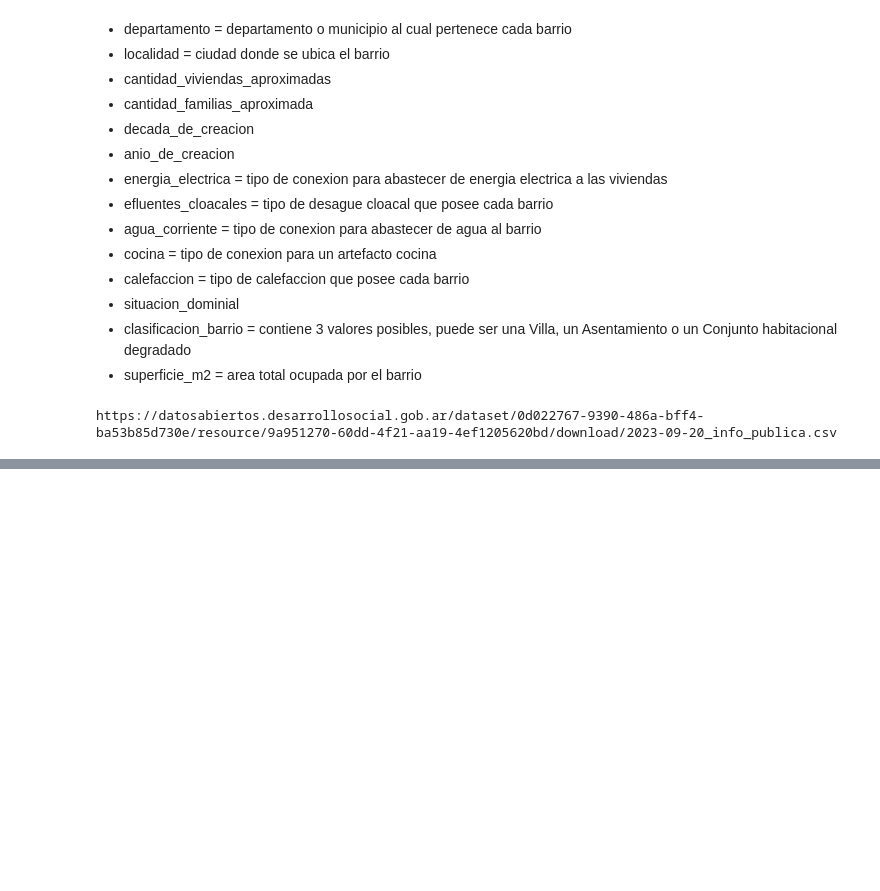
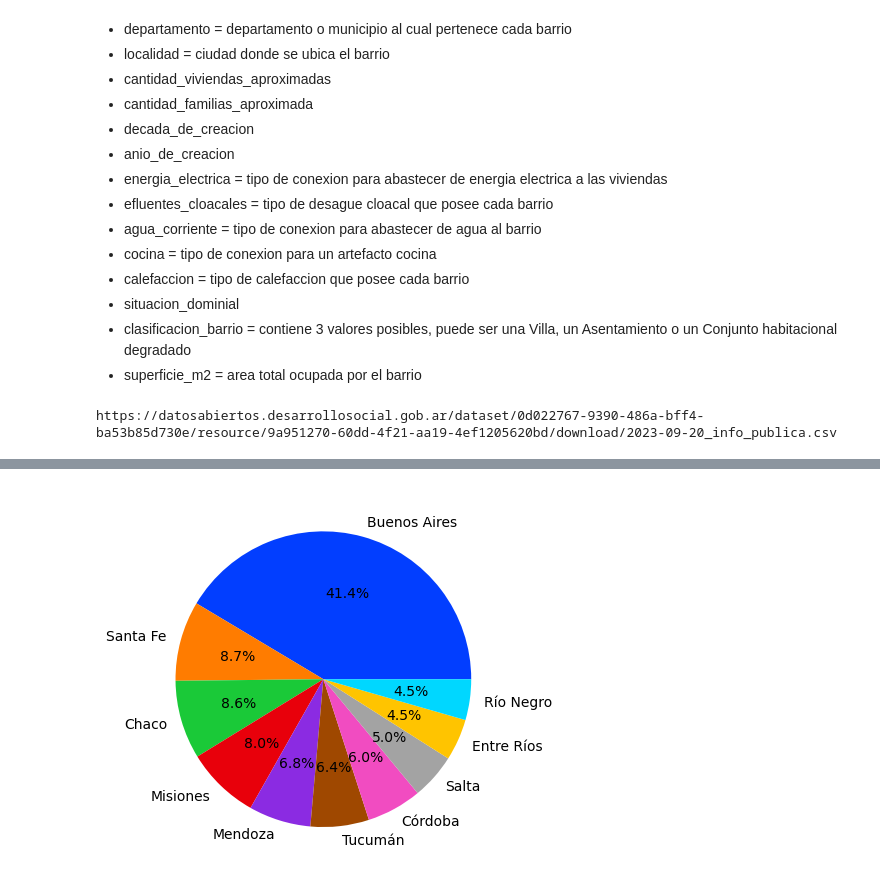
Before and after one commit to matiasfeliu92/barrios_populares, a Jupyter notebook: barrios_populares.ipynb, the cells around one changed output, grey strips where cells are left out. Saved outputs shown, nothing was run; the diff lists cells and outputs as text; code cells hidden in the pictures; blank space fills up the shorter version.

```diff
--- a/barrios_populares.ipynb
+++ b/barrios_populares.ipynb
@@ -105 +127,4 @@ memory usage: 844.3+ KB
+# %%
+if pd.notna(df_barrios_populares['anio_de_creacion']).any():
+    df_barrios_populares['anio_de_creacion'] = df_barrios_populares['anio_de_creacion'].astype('Int64')
 # %%
@@ -114,0 +156,2 @@ Index(['id_renabap', 'geometry', 'renabap_id', 'nombre_barrio', 'provincia',
+# %%
+df_barrios_populares.drop(['geometry', 'departamento', 'localidad'], axis=1, inplace=True)
@@ -114,0 +204,5 @@ Index(['id_renabap', 'geometry', 'renabap_id', 'nombre_barrio', 'provincia',
+# %%
+df_barrios_populares_grouped_prov = df_barrios_populares.groupby('provincia').size().reset_index(name='count').sort_values('count', ascending = False)
+df_barrios_populares_grouped_prov['count'] = pd.to_numeric(df_barrios_populares_grouped_prov['count'], errors='coerce')
+df_barrios_populares_grouped_prov = df_barrios_populares_grouped_prov[0:10]
+df_barrios_populares_grouped_prov
@@ -114,0 +221,6 @@ Index(['id_renabap', 'geometry', 'renabap_id', 'nombre_barrio', 'provincia',
+# %%
+palette_color = sns.color_palette('bright')
+plt.pie(df_barrios_populares_grouped_prov['count'], labels=df_barrios_populares_grouped_prov['provincia'], colors=palette_color, autopct='%1.1f%%')
+plt.show()
+# %% [output]
+[figure, added]
```
Also changed, not shown: parts of 29 cells of this notebook.
